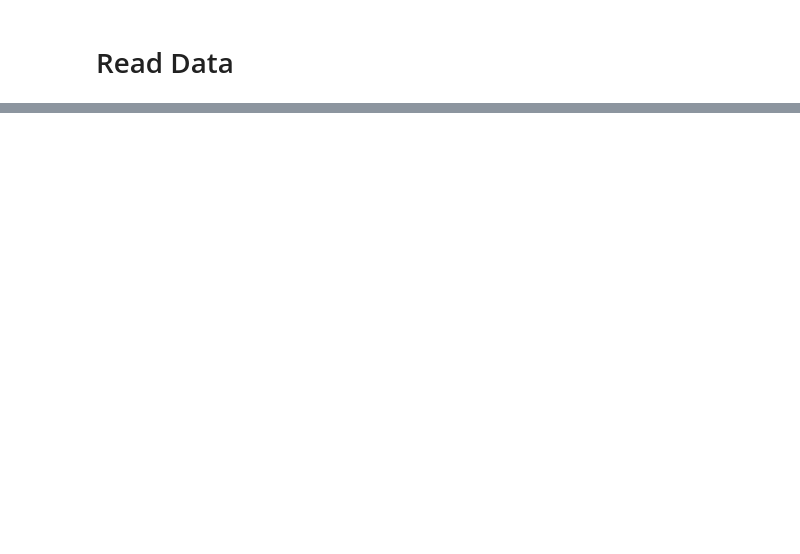
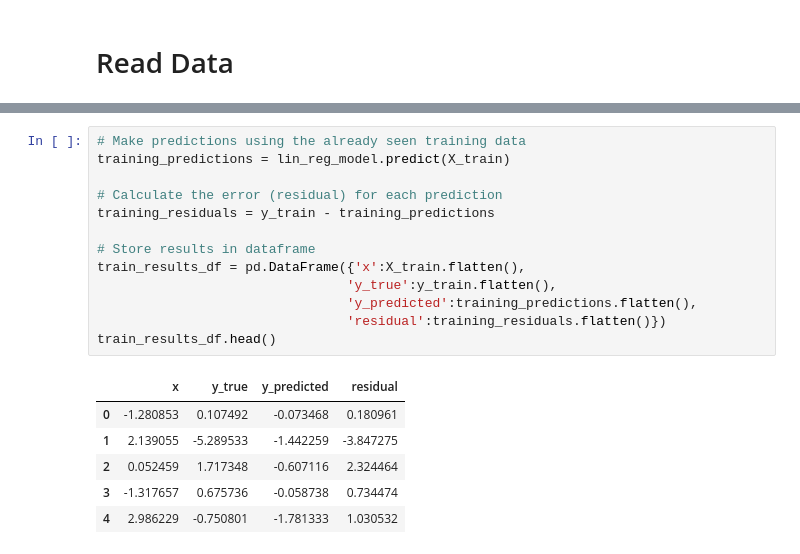
Before and after one commit to papir805/Stanford-ML-Class, a Jupyter notebook: notebooks/linear_regression.ipynb, the cells around one changed output, grey strips where cells are left out. Drawn from its saved outputs; the diff is of its cells as text; blank space fills up the shorter version.

```diff
--- a/notebooks/linear_regression.ipynb
+++ b/notebooks/linear_regression.ipynb
@@ -43,0 +100,20 @@ r_value = lin_reg_model.rvalue
+# %%
+# Make predictions using the already seen training data
+training_predictions = lin_reg_model.predict(X_train)
+
+# Calculate the error (residual) for each prediction
+training_residuals = y_train - training_predictions
+
+# Store results in dataframe
+train_results_df = pd.DataFrame({'x':X_train.flatten(),
+                                'y_true':y_train.flatten(),
+                                'y_predicted':training_predictions.flatten(),
+                                'residual':training_residuals.flatten()})
+train_results_df.head()
+# %% [output]
+|  | x | y_true | y_predicted | residual |
+| 0 | -1.280853 | 0.107492 | -0.073468 | 0.180961 |
+| 1 | 2.139055 | -5.289533 | -1.442259 | -3.847275 |
+| 2 | 0.052459 | 1.717348 | -0.607116 | 2.324464 |
+| 3 | -1.317657 | 0.675736 | -0.058738 | 0.734474 |
+| 4 | 2.986229 | -0.750801 | -1.781333 | 1.030532 |
```
Also changed, not shown: parts of 40 cells of this notebook, 1 other file.
